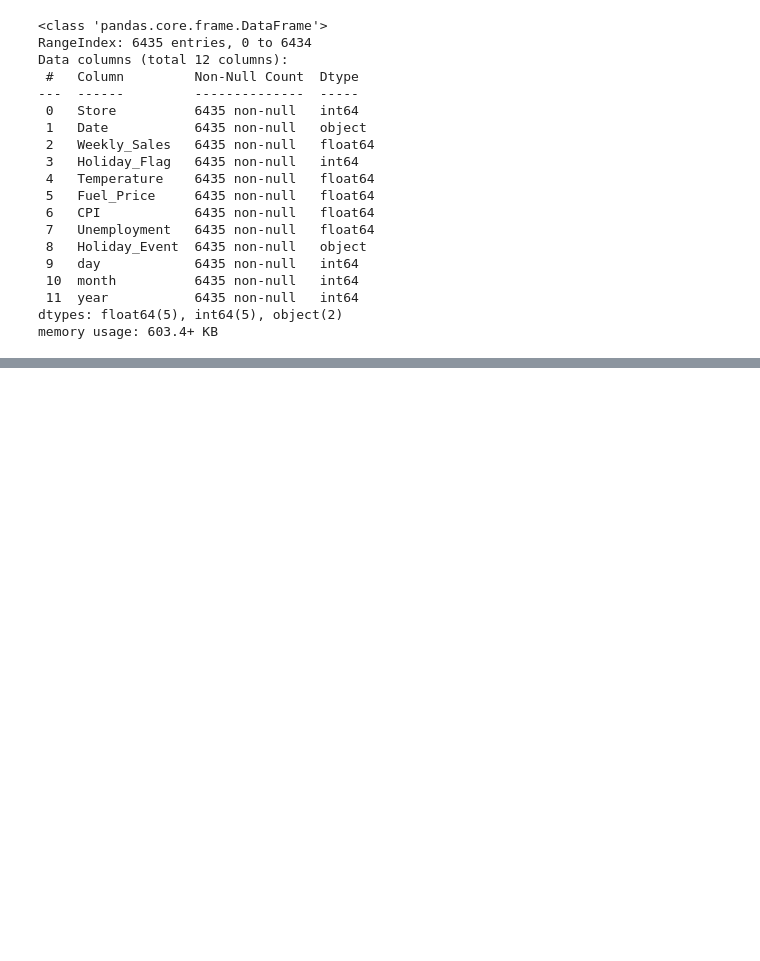
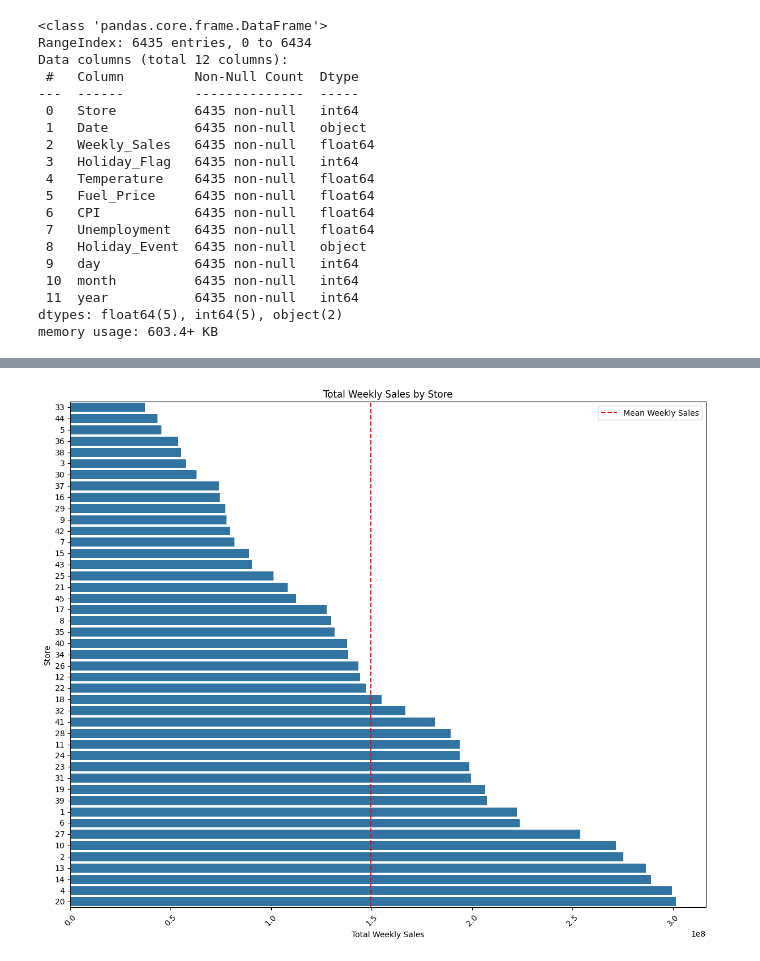
Before and after one commit to bdk-333/Walmart-Sales-Analysis, a Jupyter notebook: notebooks/02_exploratory_data_analysis.ipynb, the cells around one changed output, grey strips where cells are left out. Cells and saved outputs as stored; diff of their text form; code cells hidden in the pictures; blank space fills up the shorter version.

```diff
--- a/notebooks/02_exploratory_data_analysis.ipynb
+++ b/notebooks/02_exploratory_data_analysis.ipynb
@@ -37,0 +109,3 @@ memory usage: 603.4+ KB
+# %%
+store_sales = df.groupby('Store')['Weekly_Sales'].sum().sort_values(ascending=True).reset_index()
+store_sales.head()
@@ -37,0 +119,14 @@ memory usage: 603.4+ KB
+# %%
+plt.figure(figsize=(12, 10))
+sns.barplot(data=store_sales, y='Store', x='Weekly_Sales', orient='h', order=store_sales['Store'], dodge=False)
+plt.title('Total Weekly Sales by Store')
+plt.xlabel('Total Weekly Sales')
+plt.ylabel('Store')
+plt.xticks(rotation=45)
+plt.yticks(fontsize=10, va='center')
+plt.axvline(store_sales['Weekly_Sales'].mean(), color='red', linestyle='--', label='Mean Weekly Sales')
+plt.legend()
+plt.tight_layout()
+plt.show()
+# %% [output]
+[figure, added]
```
Also changed, not shown: parts of 24 cells of this notebook.
